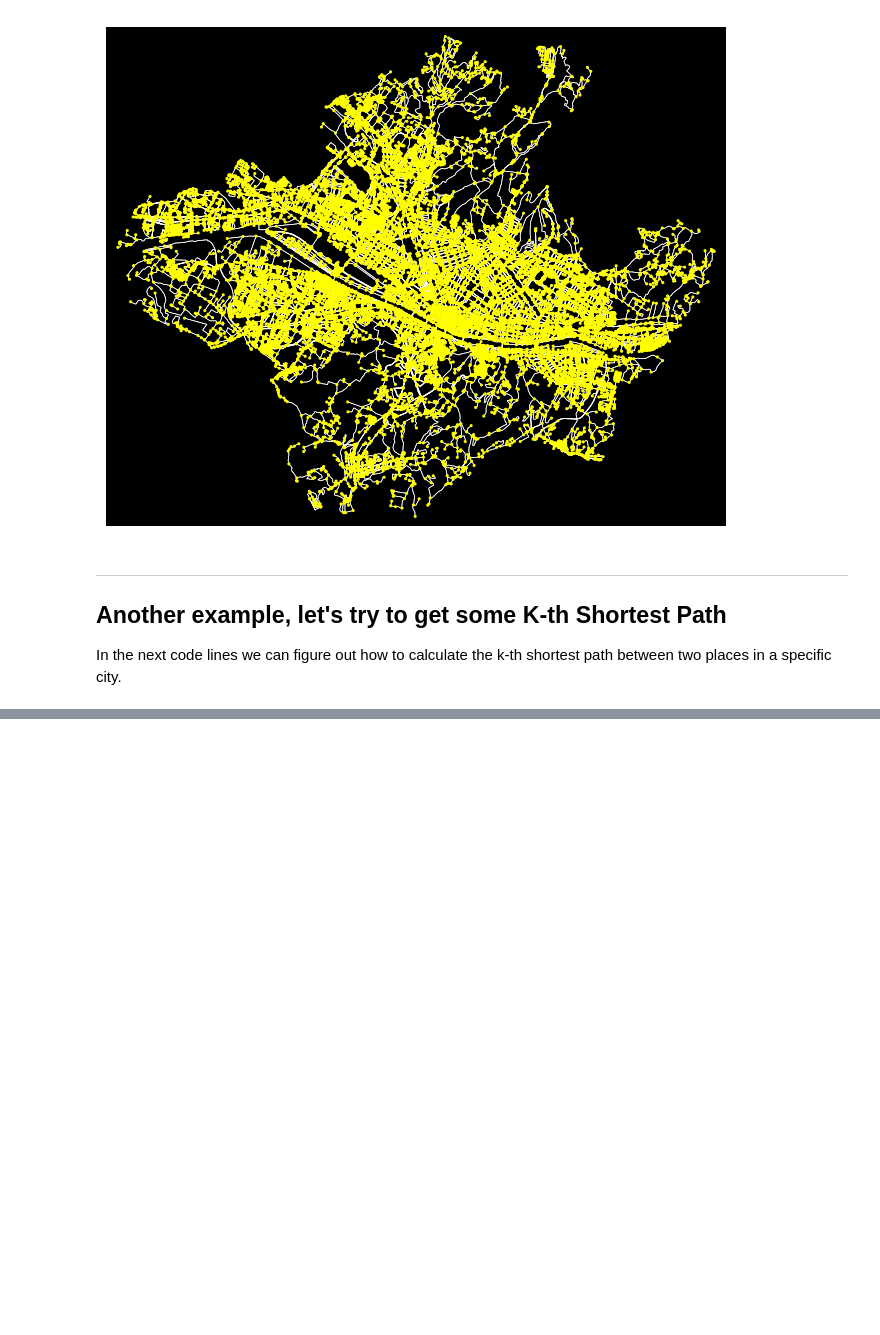
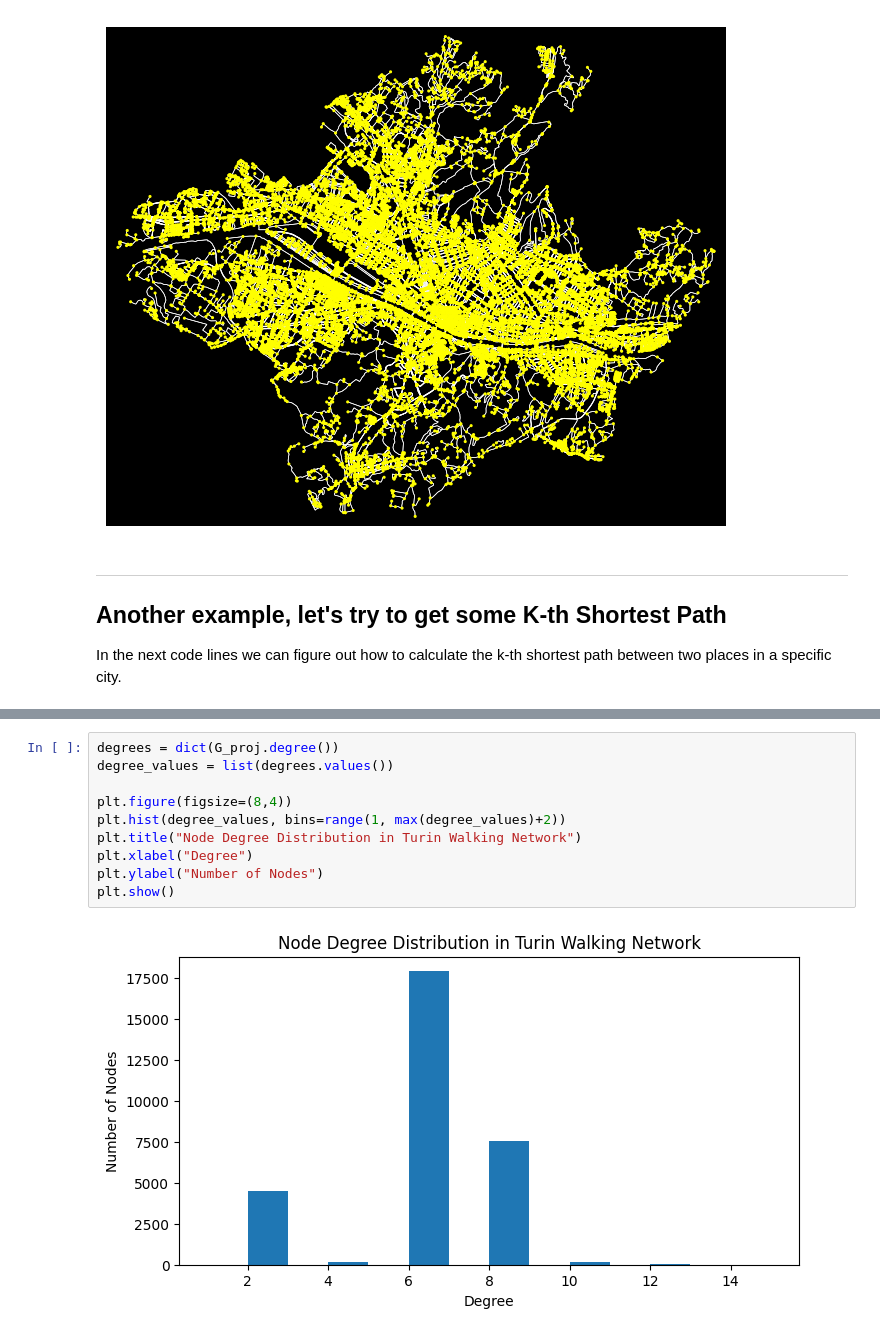
Before and after one commit to dimuzzo/testing-project, a Jupyter notebook: OSMnx/test_number1.ipynb, the cells around one changed output, grey strips where cells are left out. Drawn from its saved outputs; the diff is of its cells as text; blank space fills up the shorter version.

```diff
--- a/OSMnx/test_number1.ipynb
+++ b/OSMnx/test_number1.ipynb
@@ -84,0 +161,12 @@ all_routes_gdf.explore(color=all_routes_gdf["color"])
+# %%
+degrees = dict(G_proj.degree())
+degree_values = list(degrees.values())
+
+plt.figure(figsize=(8,4))
+plt.hist(degree_values, bins=range(1, max(degree_values)+2))
+plt.title("Node Degree Distribution in Turin Walking Network")
+plt.xlabel("Degree")
+plt.ylabel("Number of Nodes")
+plt.show()
+# %% [output]
+[figure, added]
```
Also changed, not shown: parts of 17 cells of this notebook.
